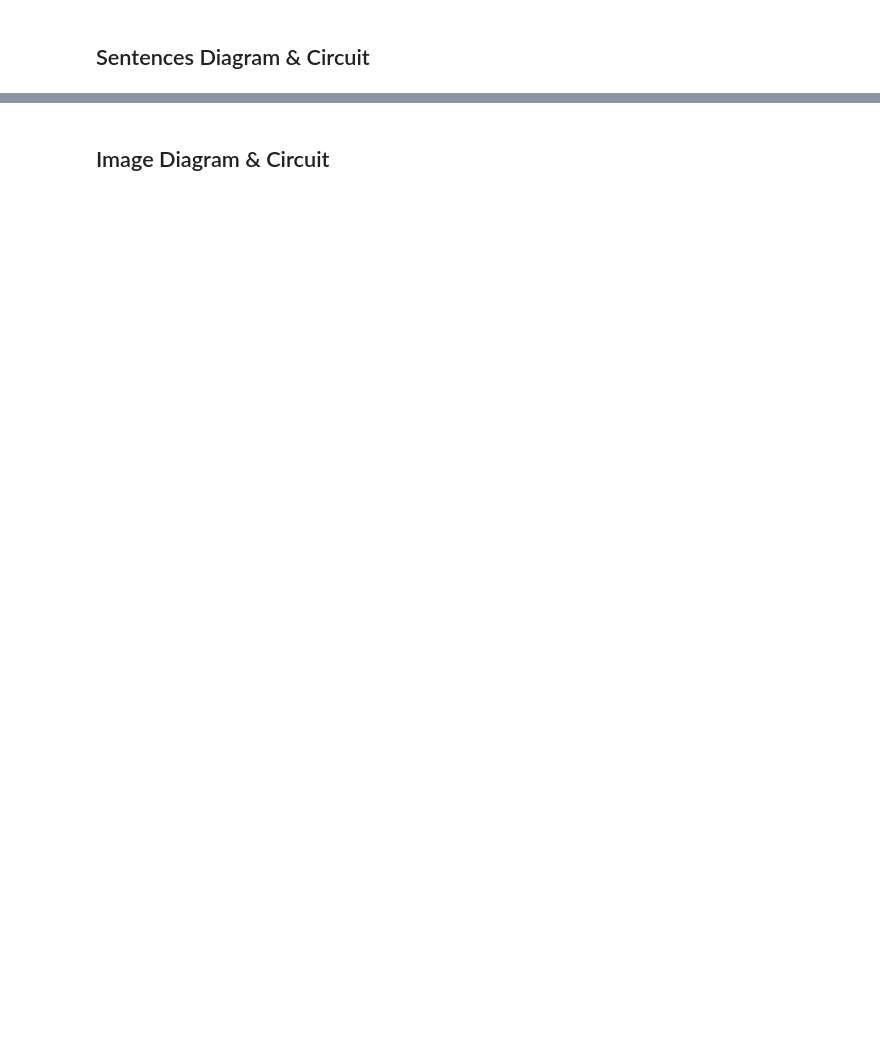
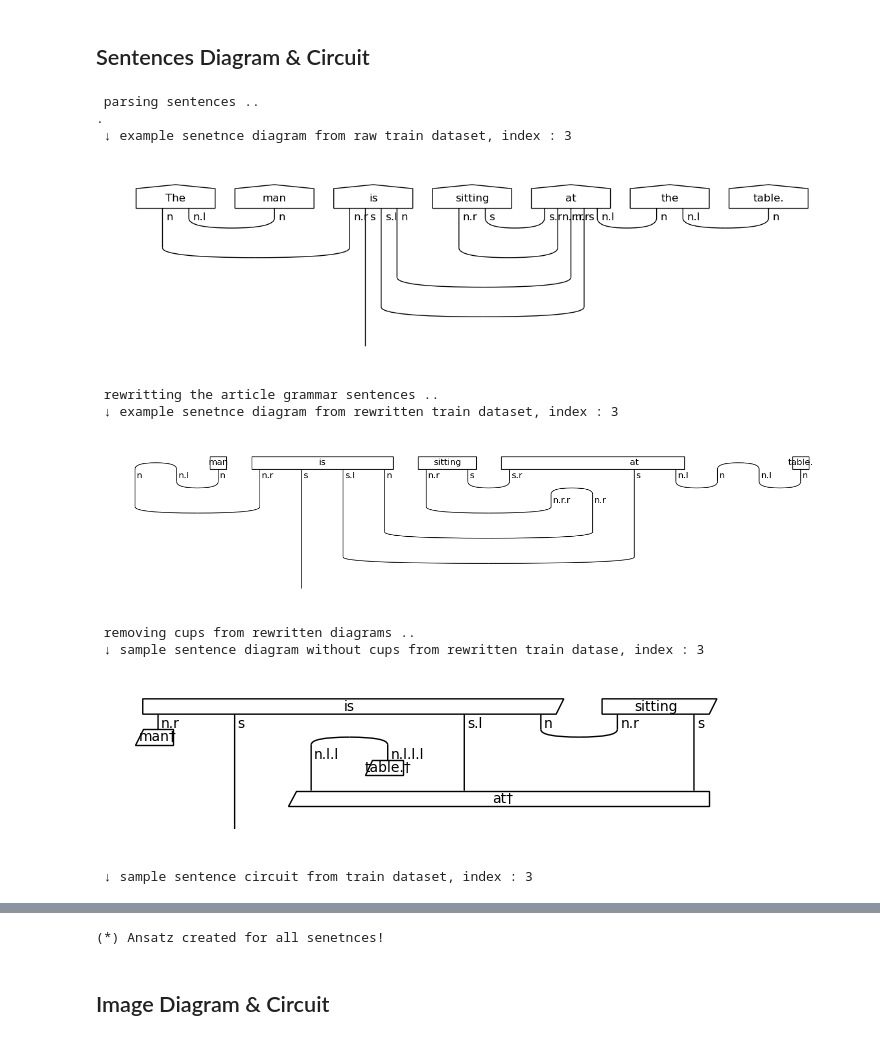
Before and after one commit to halaa901/QNLP-Thesis, a Jupyter notebook: circuit.ipynb, the cells around one changed output, grey strips where cells are left out. Cells and saved outputs as stored; diff of their text form; code cells hidden in the pictures; blank space fills up the shorter version.

Commit message:
added Rewritter and made N_layers:3.

```diff
--- a/circuit.ipynb
+++ b/circuit.ipynb
@@ -117,46 +128,71 @@ print("(*) Data Extracted!\n")
 ## Sentences Diagram & Circuit
 # %%
 # ==============================================
-# CREATE SENTENCE DIAGRAMS
+# CREATE SENTENCE DIAGRAMS WITH REWRITER
 # ==============================================
+# Index to show the sample words
+sample_index = 3
 
 remove_cups = RemoveCupsRewriter()
+rewriter = Rewriter(['prepositional_phrase', 'determiner'])
 
 # Parse the sentence
 train_sentences = train_df["sentence"]
 val_sentences = val_df["sentence"]
 test_sentences = test_df["sentence"]
 
 # Use BobbcatParser to convert it into a string diagram
 print(" parsing sentences ..")
 parser = BobcatParser(verbose='suppress')
 print(".")
 raw_train_sentence_diagrams = [parser.sentence2diagram(sentence) for sentence in train_sentences]
 raw_val_sentence_diagrams = [parser.sentence2diagram(sentence) for sentence in val_sentences]
 raw_test_sentence_diagrams = [parser.sentence2diagram(sentence) for sentence in test_sentences]
 # --------
-print(" ↓ example senetnce diagram from train dataset")
-raw_train_sentence_diagrams[1].draw(figsize=(14, 3), fontsize=12)
+print(f" ↓ example senetnce diagram from raw train dataset, index : {sample_index}")
+raw_train_sentence_diagrams[sample_index].draw(figsize=(14, 3), fontsize=12)
+# --------
+
+# Use the rewriter function to remove any prepositionla and determinators
+print(" rewritting the article grammar sentences ..")
+rewritten_train_sentence_diagrams = [rewriter(diag) for diag in raw_train_sentence_diagrams]
+rewritten_val_sentence_diagrams = [rewriter(diag) for diag in raw_val_sentence_diagrams]
+rewritten_test_sentence_diagrams = [rewriter(diag) for diag in raw_test_sentence_diagrams]
+# --------
+print(f" ↓ example senetnce diagram from rewritten train dataset, index : {sample_index}")
+rewritten_train_sentence_diagrams[sample_index].draw(figsize=(14, 3), fontsize=12)
 # --------
 
 # Use remove cups to decrease the number of wires used
-print(" creating diagrams ..")
-train_diagrams_sentence = [remove_cups(sentence_diagram) for sentence_diagram in raw_train_sentence_diagrams]
-val_diagrams_sentence = [remove_cups(sentence_diagram) for sentence_diagram in raw_val_sentence_diagrams]
-test_diagrams_sentence = [remove_cups(sentence_diagram) for sentence_diagram in raw_test_sentence_diagrams]
+print(" removing cups from rewritten diagrams ..")
+train_diagrams_sentence = [remove_cups(sentence_diagram) for sentence_diagram in rewritten_train_sentence_diagrams]
+val_diagrams_sentence = [remove_cups(sentence_diagram) for sentence_diagram in rewritten_val_sentence_diagrams]
+test_diagrams_sentence = [remove_cups(sentence_diagram) for sentence_diagram in rewritten_test_sentence_diagrams]
 # --------
-print(' ↓ sample sentence diagram without cups from train dataset')
-train_diagrams_sentence[1].draw()
+print(f' ↓ sample sentence diagram without cups from rewritten train datase, index : {sample_index}')
+train_diagrams_sentence[sample_index].draw()
 # --------
 
-ansatz_sentence = Sim14Ansatz({AtomicType.NOUN: 1, AtomicType.SENTENCE: 1, AtomicType.PREPOSITIONAL_PHRASE: 1},n_layers=1)
+ansatz_sentence = Sim14Ansatz({AtomicType.NOUN: 1, AtomicType.SENTENCE: 1, AtomicType.PREPOSITIONAL_PHRASE: 1},n_layers=3)
 
 train_circuits_sentence = [ansatz_sentence(diagram) for diagram in train_diagrams_sentence]
 val_circuits_sentence = [ansatz_sentence(diagram) for diagram in val_diagrams_sentence]
 test_circuits_sentence = [ansatz_sentence(diagram) for diagram in test_diagrams_sentence]
 # --------
-print(' ↓ sample sentence circuit from train dataset')
-train_circuits_sentence[1].draw(figsize=(30, 20), fontsize=12)
+print(f' ↓ sample sentence circuit from train dataset, index : {sample_index}')
+train_circuits_sentence[sample_index].draw(figsize=(30, 20), fontsize=12)
 # --------
 
 print("(*) Ansatz created for all senetnces!\n")
+# %% [output]
+ parsing sentences ..
+.
+ ↓ example senetnce diagram from raw train dataset, index : 3
+[figure, added]
+ rewritting the article grammar sentences ..
+ ↓ example senetnce diagram from rewritten train dataset, index : 3
+[figure, added]
+ removing cups from rewritten diagrams ..
+ ↓ sample sentence diagram without cups from rewritten train datase, index : 3
+[figure, added]
+ ↓ sample sentence circuit from train dataset, index : 3
@@ -163,2 +200,3 @@ print("(*) Ansatz created for all senetnces!\n")
+(*) Ansatz created for all senetnces!
 # %% [markdown]
 ## Image Diagram & Circuit
```
Also changed, not shown: parts of 14 cells of this notebook.
